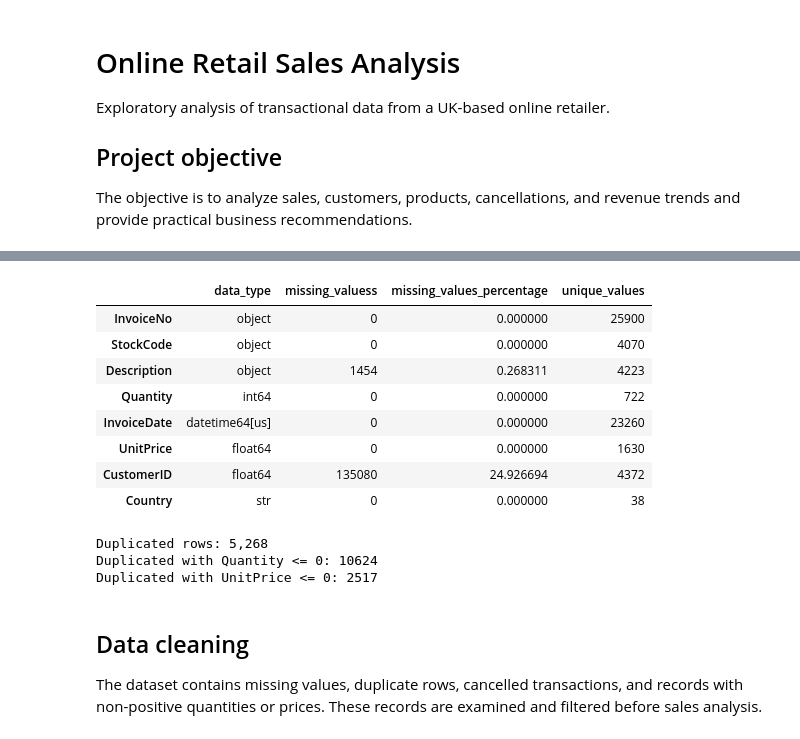
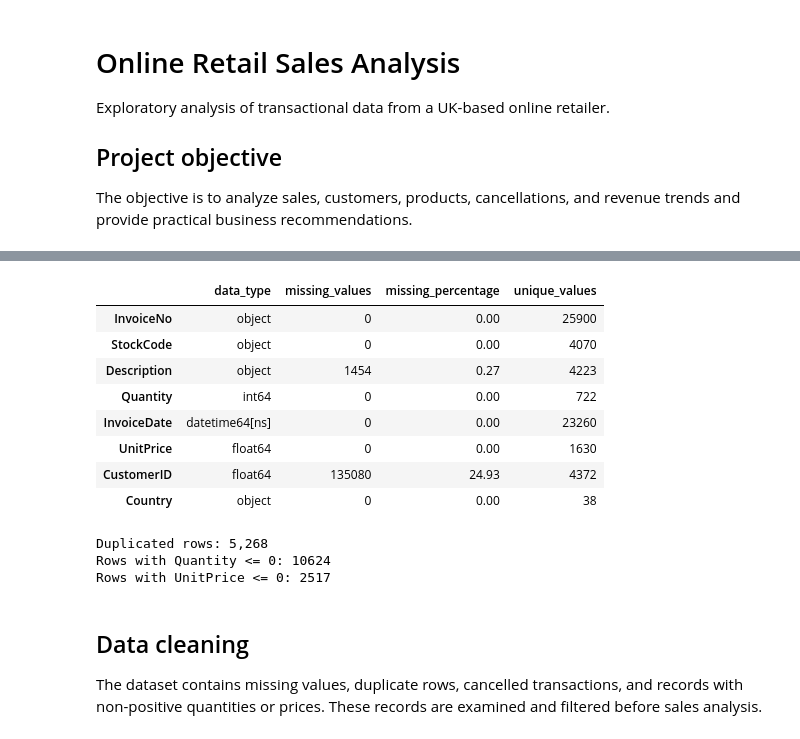
Before and after one commit to Brutva/online-retail-analysis, a Jupyter notebook: notebooks/online_retail_analysis.ipynb, the cells around one changed output, grey strips where cells are left out. Drawn from its saved outputs; the diff is of its cells as text; code cells hidden in the pictures.

```diff
--- a/notebooks/online_retail_analysis.ipynb
+++ b/notebooks/online_retail_analysis.ipynb
@@ -15,9 +21,11 @@ pd.set_option('display.max_columns', None)
 
 sns.set_theme(style="whitegrid")
 # %%
-df = pd.read_excel('../data/online_retail.xlsx')
+df = pd.read_excel(
+    "/content/drive/MyDrive/online-retail-analysis/data/online_retail.xlsx"
+)
 
-df
+df.head()
 # %% [output]
 |  | InvoiceNo | StockCode | Description | Quantity | InvoiceDate | UnitPrice | CustomerID | Country |
 | 0 | 536365 | 85123A | WHITE HANGING HEART T-LIGHT HOLDER | 6 | 2010-12-01 08:26:00 | 2.55 | 17850.0 | United Kingdom |
@@ -73,30 +74,30 @@ df.describe(include="all")
 # %%
 quality_report = pd.DataFrame({
     "data_type": df.dtypes.astype(str),
-    "missing_valuess": df.isnull().sum(),
-    "missing_values_percentage": df.isna().mean() * 100,
+    "missing_values": df.isnull().sum(),
+    "missing_percentage": (df.isna().mean() * 100).round(2),
     "unique_values": df.nunique(),
 })
 
 quality_report
 # %% [output]
-|  | data_type | missing_valuess | missing_values_percentage | unique_values |
-| InvoiceNo | object | 0 | 0.000000 | 25900 |
-| StockCode | object | 0 | 0.000000 | 4070 |
-| Description | object | 1454 | 0.268311 | 4223 |
-| Quantity | int64 | 0 | 0.000000 | 722 |
-| InvoiceDate | datetime64[us] | 0 | 0.000000 | 23260 |
-| UnitPrice | float64 | 0 | 0.000000 | 1630 |
-| CustomerID | float64 | 135080 | 24.926694 | 4372 |
-| Country | str | 0 | 0.000000 | 38 |
+|  | data_type | missing_values | missing_percentage | unique_values |
+| InvoiceNo | object | 0 | 0.00 | 25900 |
+| StockCode | object | 0 | 0.00 | 4070 |
+| Description | object | 1454 | 0.27 | 4223 |
+| Quantity | int64 | 0 | 0.00 | 722 |
+| InvoiceDate | datetime64[ns] | 0 | 0.00 | 23260 |
+| UnitPrice | float64 | 0 | 0.00 | 1630 |
+| CustomerID | float64 | 135080 | 24.93 | 4372 |
+| Country | object | 0 | 0.00 | 38 |
 # %%
 print(f"Duplicated rows: {df.duplicated().sum():,}")
-print(f"Duplicated with Quantity <= 0: {(df['Quantity'] <= 0).sum()}")
-print(f"Duplicated with UnitPrice <= 0: {(df['UnitPrice'] <= 0).sum()}")
+print(f"Rows with Quantity <= 0: {(df['Quantity'] <= 0).sum()}")
+print(f"Rows with UnitPrice <= 0: {(df['UnitPrice'] <= 0).sum()}")
 # %% [output]
 Duplicated rows: 5,268
-Duplicated with Quantity <= 0: 10624
-Duplicated with UnitPrice <= 0: 2517
+Rows with Quantity <= 0: 10624
+Rows with UnitPrice <= 0: 2517
 # %% [markdown]
 ## Data cleaning
 
```
Also changed, not shown: parts of 8 cells of this notebook.
